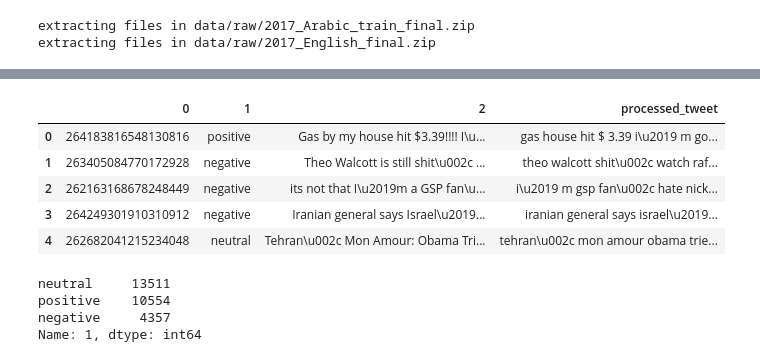
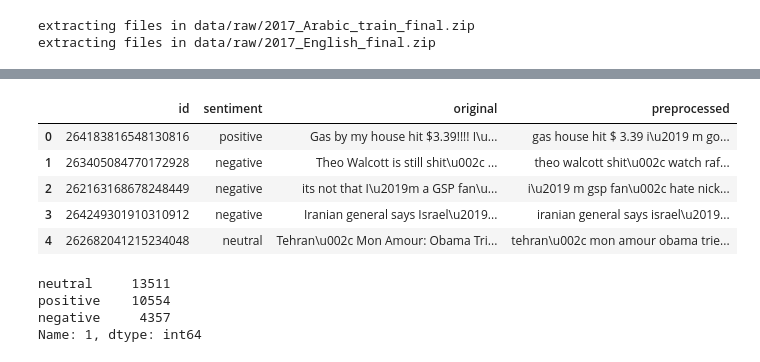
Before and after one commit to alt113/CS505-Spring-MultiLingual-Twitter-Classification, a Jupyter notebook: data-preprocessing.ipynb, the cells around one changed output, grey strips where cells are left out. Cells and saved outputs as stored; diff of their text form; code cells hidden in the pictures.

```diff
--- a/data-preprocessing.ipynb
+++ b/data-preprocessing.ipynb
@@ -47,12 +51,14 @@ Name: 1, dtype: int64
-# %%
-en_train_tweet_df.head()
-# %% [output]
-|  | 0 | 1 | 2 | processed_tweet |
-| 0 | 264183816548130816 | positive | Gas by my house hit $3.39!!!! I\u... | gas house hit $ 3.39 i\u2019 m go... |
-| 1 | 263405084770172928 | negative | Theo Walcott is still shit\u002c ... | theo walcott shit\u002c watch raf... |
-| 2 | 262163168678248449 | negative | its not that I\u2019m a GSP fan\u... | i\u2019 m gsp fan\u002c hate nick... |
-| 3 | 264249301910310912 | negative | Iranian general says Israel\u2019... | iranian general says israel\u2019... |
-| 4 | 262682041215234048 | neutral | Tehran\u002c Mon Amour: Obama Tri... | tehran\u002c mon amour obama trie... |
+# %%
+en_train_tweet_df.columns = ['id', 'sentiment', 'original', 'preprocessed']
+en_train_tweet_df = en_train_tweet_df.drop_duplicates(subset=['id'])
+en_train_tweet_df.head()
+# %% [output]
+|  | id | sentiment | original | preprocessed |
+| 0 | 264183816548130816 | positive | Gas by my house hit $3.39!!!! I\u... | gas house hit $ 3.39 i\u2019 m go... |
+| 1 | 263405084770172928 | negative | Theo Walcott is still shit\u002c ... | theo walcott shit\u002c watch raf... |
+| 2 | 262163168678248449 | negative | its not that I\u2019m a GSP fan\u... | i\u2019 m gsp fan\u002c hate nick... |
+| 3 | 264249301910310912 | negative | Iranian general says Israel\u2019... | iranian general says israel\u2019... |
+| 4 | 262682041215234048 | neutral | Tehran\u002c Mon Amour: Obama Tri... | tehran\u002c mon amour obama trie... |
 # %%
 en_test_tweet_df = format_tweet_data_frame(en_tweets_root_path, en_test_tweets_files)
 values = en_test_tweet_df[1].value_counts()
```
Also changed, not shown: parts of 7 cells of this notebook, 2 other files.
